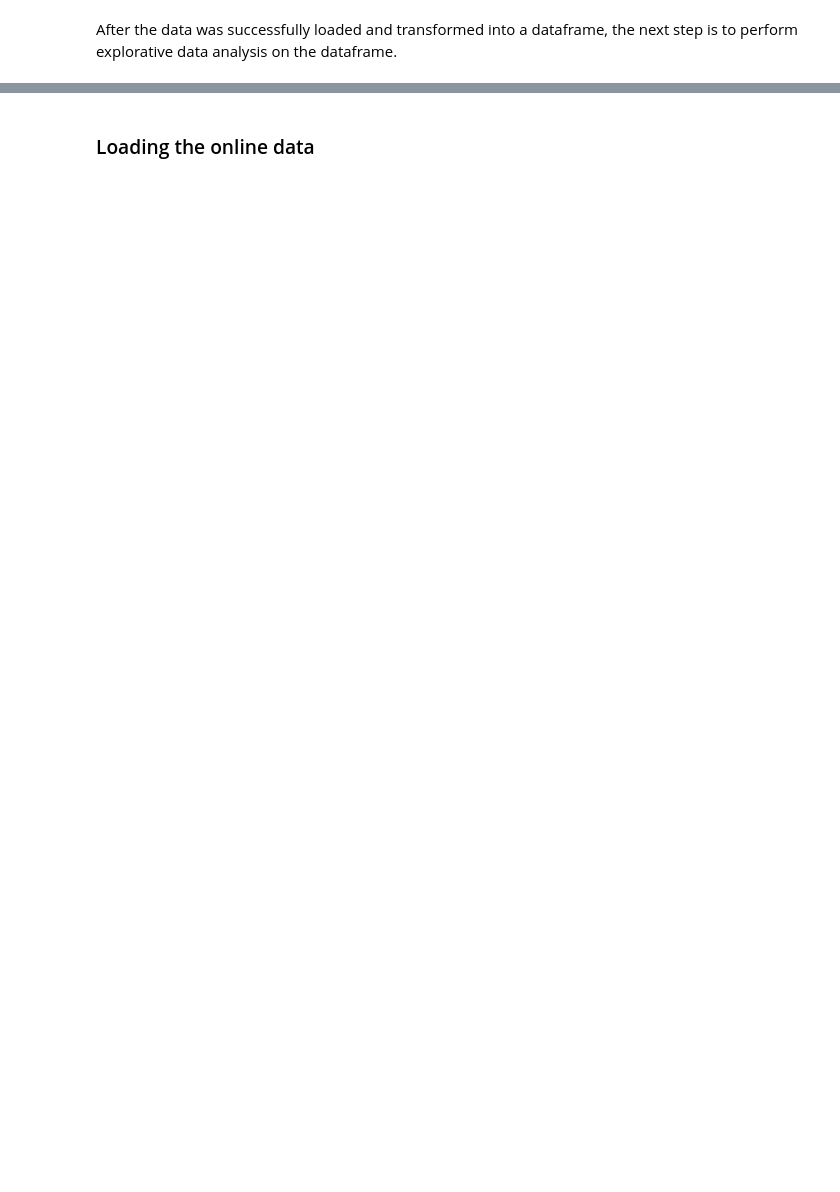
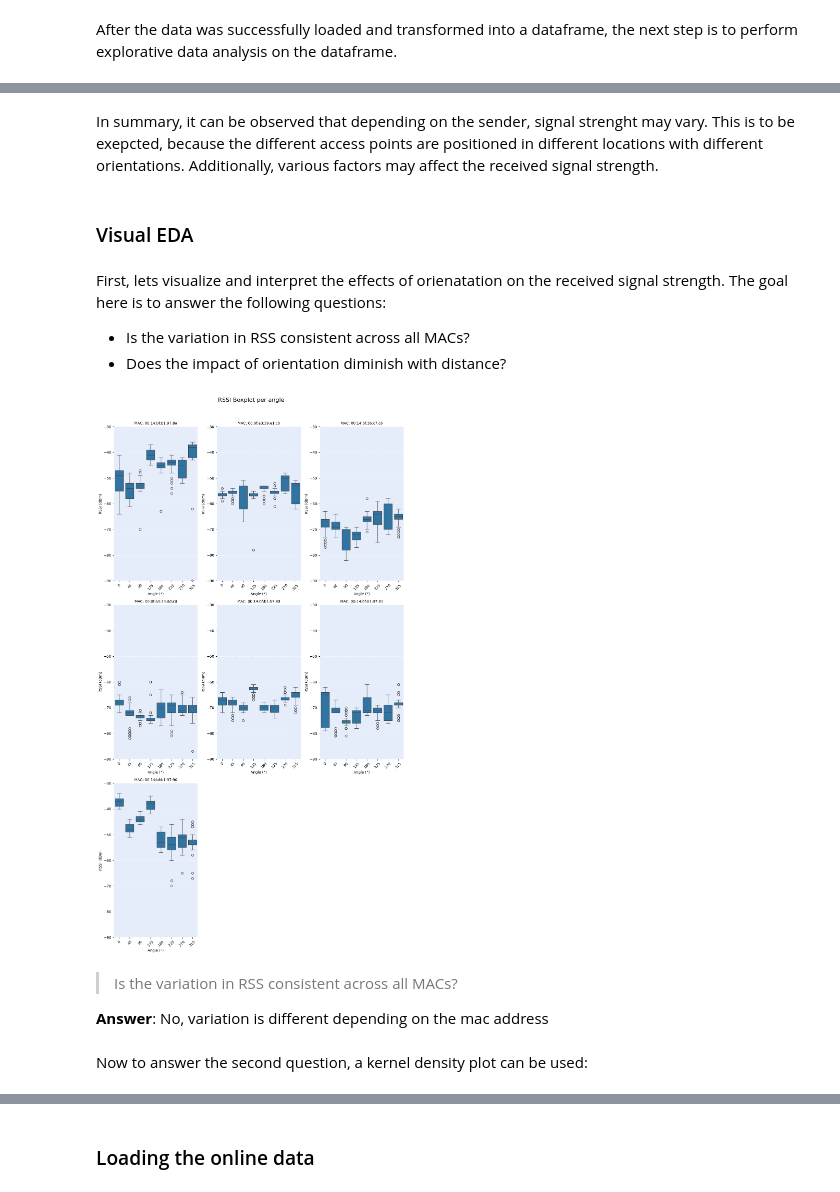
Before and after one commit to NiklasKiefer/indoor_localization, a Jupyter notebook: data_gathering.ipynb, the cells around one changed output, grey strips where cells are left out. Saved outputs shown, nothing was run; the diff lists cells and outputs as text; code cells hidden in the pictures; blank space fills up the shorter version.

Commit message:
Added some plots for EDA

```diff
--- a/data_gathering.ipynb
+++ b/data_gathering.ipynb
@@ -196,26 +200,27 @@ def read_data(file_name: str, submacs: list):
     """
     rows = []
     with open(file_name, 'r') as file:
-        for line in file:
-            if not line.startswith("#"): # to skip commments
-                line_dict = process_line(line.strip())
+        lines = [line for line in file if not line.startswith("#")] # skips comments
+        print("Measurement Amount", len(lines)) # print amount of measurements to compare with dataset description
+        for line in lines:
+            line_dict = process_line(line.strip())
 
-                reading_rows = []
-                for reading in line_dict['readings']:
-                    row = {
-                        't': line_dict['t'],
-                        'id': line_dict['id'],
-                        'pos_x': line_dict['pos_x'],
-                        'pos_y': line_dict['pos_y'],
-                        'pos_z': line_dict['pos_z'],
-                        'degree': line_dict['degree'],
-                        'mac': reading['mac'],
-                        'rssi': reading['rssi'],
-                        'frequency': reading['frequency'],
-                        'mode': reading['mode']
-                    }
-                    reading_rows.append(row)
-                rows.extend(reading_rows)
+            reading_rows = []
+            for reading in line_dict['readings']:
+                row = {
+                    't': line_dict['t'],
+                    'id': line_dict['id'],
+                    'pos_x': line_dict['pos_x'],
+                    'pos_y': line_dict['pos_y'],
+                    'pos_z': line_dict['pos_z'],
+                    'degree': line_dict['degree'],
+                    'mac': reading['mac'],
+                    'rssi': reading['rssi'],
+                    'frequency': reading['frequency'],
+                    'mode': reading['mode']
+                }
+                reading_rows.append(row)
+            rows.extend(reading_rows)
 
     df = pd.DataFrame(rows)
     # convert datatypes
@@ -250,12 +255,13 @@ def read_data(file_name: str, submacs: list):
     df = df[df['mac'].isin(submacs)]
     # create posXY locatio identifier like = 0.0-0.0
     df['posXY'] = df["pos_x"].astype(str) + "-" + df["pos_y"].astype(str)
+
+    df = df.drop_duplicates() # there are a few thousand duplicate rows in the data, therefore they are remove
     return df
 # %%
 offline_file = "data/offline.final.trace.txt"
 submacs = ["00:0f:a3:39:e1:c0", "00:0f:a3:39:dd:cd", "00:14:bf:b1:97:8a", "00:14:bf:3b:c7:c6", "00:14:bf:b1:97:90", "00:14:bf:b1:97:8d", "00:14:bf:b1:97:81"]
 
 df_offline = read_data(offline_file, submacs)
-df_offline = df_offline.drop_duplicates() # there are a few thousand duplicate rows in the data, therefore they are remove
 df_offline
 # %% [output]
@@ -302,0 +359,9 @@ After the data was successfully loaded and transformed into a dataframe, the nex
+# %% [markdown]
+In summary, it can be observed that depending on the sender, signal strenght may vary. This is to be exepcted, because the different access points are positioned in different locations with different orientations. Additionally, various factors may affect the received signal strength.
+# %% [markdown]
+### Visual EDA
+# %% [markdown]
+First, lets visualize and interpret the effects of orienatation on the received signal strength. The goal here is to answer the following questions:
+
+- Is the variation in RSS consistent across all MACs?
+- Does the impact of orientation diminish with distance?
@@ -302,0 +414,10 @@ After the data was successfully loaded and transformed into a dataframe, the nex
+# %%
+orientation_SS_box_plot(df_offline, 2, 12) # plot signal strength per orientation for every access point.
+# %% [output]
+[figure, added]
+# %% [markdown]
+> Is the variation in RSS consistent across all MACs?
+
+**Answer**: No, variation is different depending on the mac address
+# %% [markdown]
+Now to answer the second question, a kernel density plot can be used:
```
Also changed, not shown: parts of 16 cells of this notebook.
